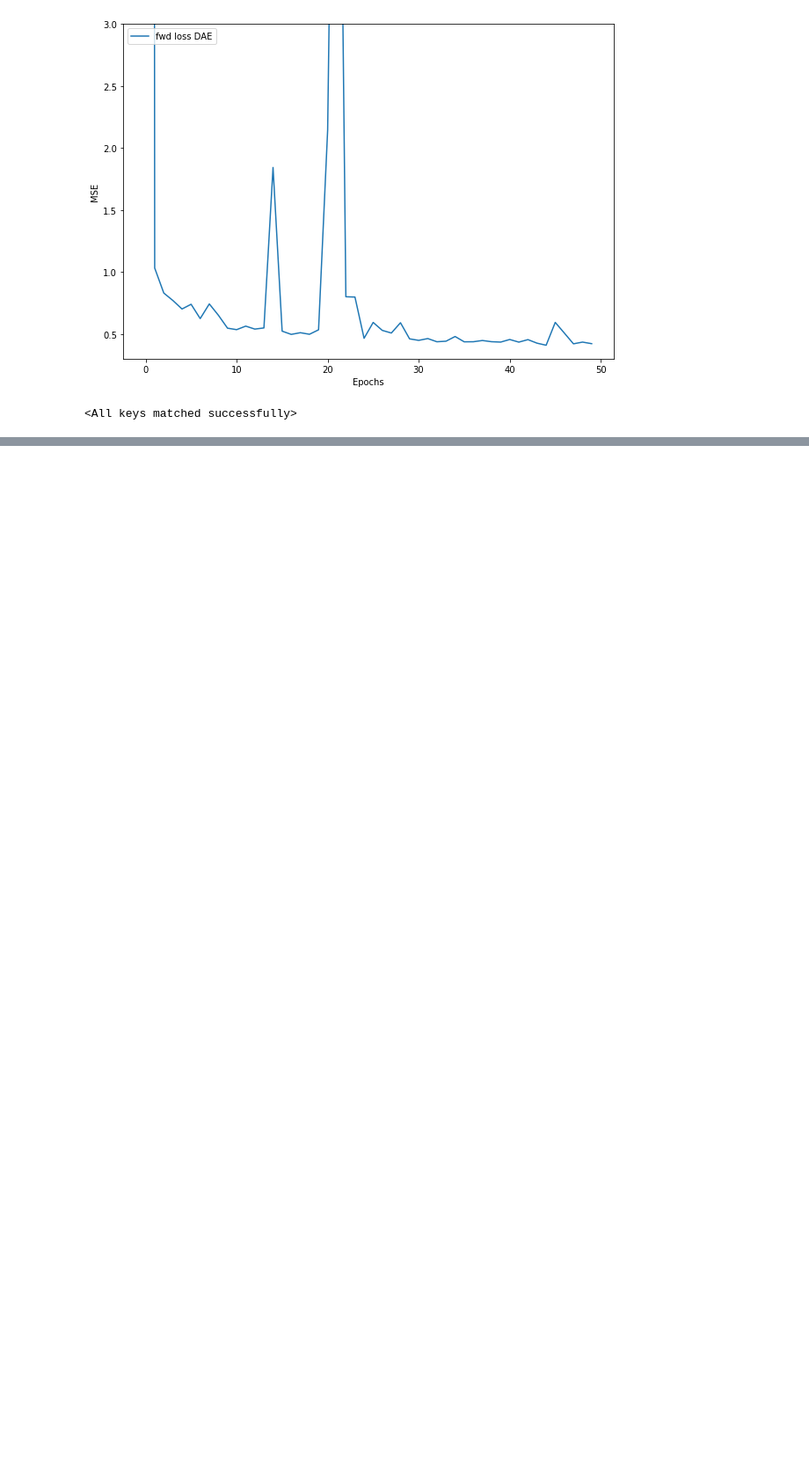
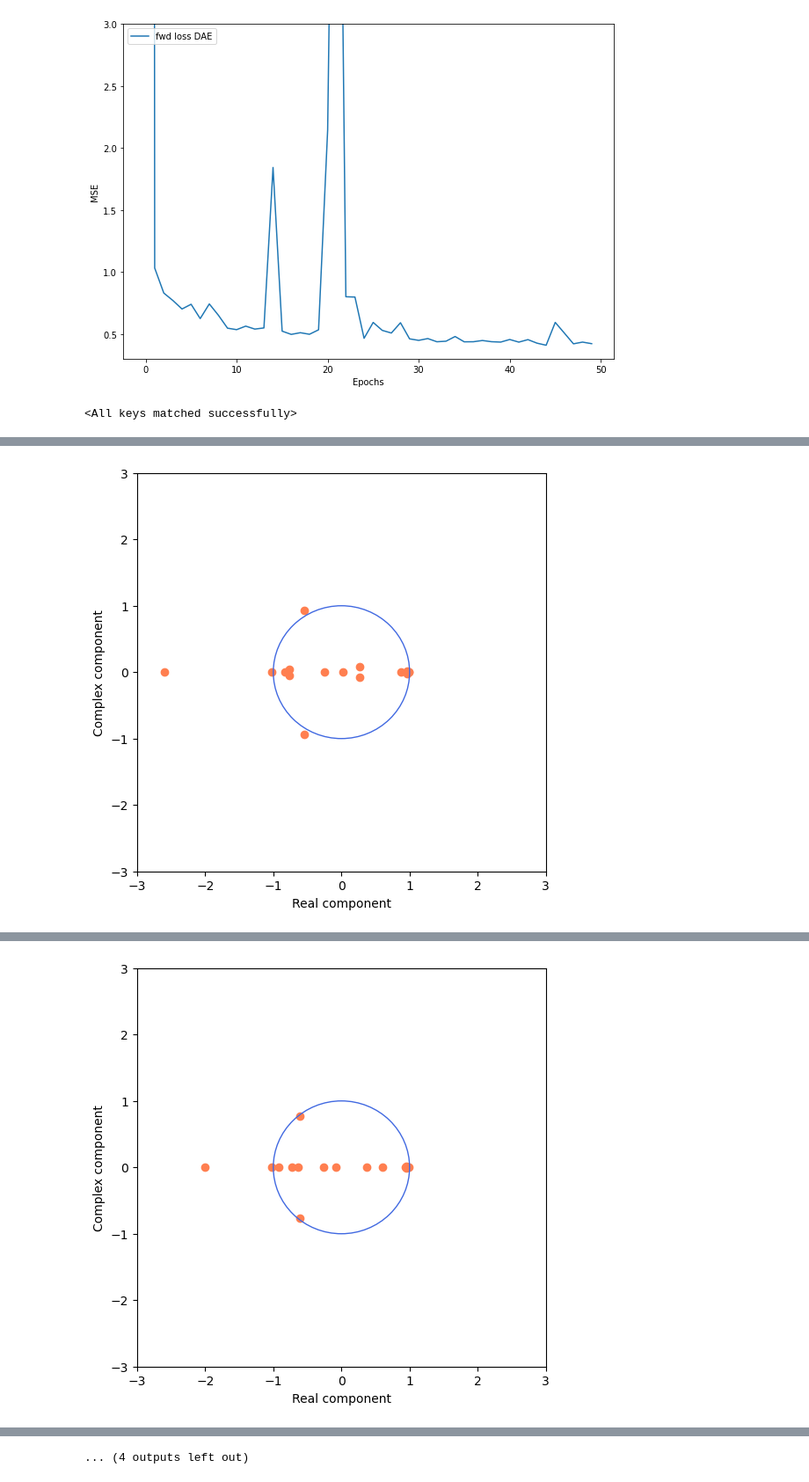
Before and after one commit to jackmiller2003/kae-cyclones, a Jupyter notebook: src/train_small_nets copy.ipynb, the cells around one changed output, grey strips where cells are left out. Shown at 88% size. Cells and saved outputs as stored; diff of their text form; code cells hidden in the pictures; blank space fills up the shorter version.

```diff
--- a/src/train_small_nets copy.ipynb
+++ b/src/train_small_nets copy.ipynb
@@ -213,0 +214,9 @@ def graph_eigenspectrum():
+# %%
+for i in range(0,6):
+    model_dae = koopmanAE(16, steps=4, steps_back=4, alpha=16).to(0)
+    model_dae.load_state_dict(torch.load(f'{saved_models_path}/ELEI-init_and_loss_eigen_with_4.5_to_4.5_uniform_distribution-temp-{i*10+9}.pt'))
+
+    eval_models(model_dae, val_loader, len(val_ds), koopman=False)
+
+    graph_eigenspectrum(model_dae)
+# %% [output]
@@ -213,0 +230 @@ def graph_eigenspectrum():
+[figure, added]
@@ -213,0 +238 @@ def graph_eigenspectrum():
+[figure, added]
@@ -213,0 +255 @@ def graph_eigenspectrum():
+... (4 outputs left out)
```
Also changed, not shown: parts of 5 cells of this notebook, 34 other files.
